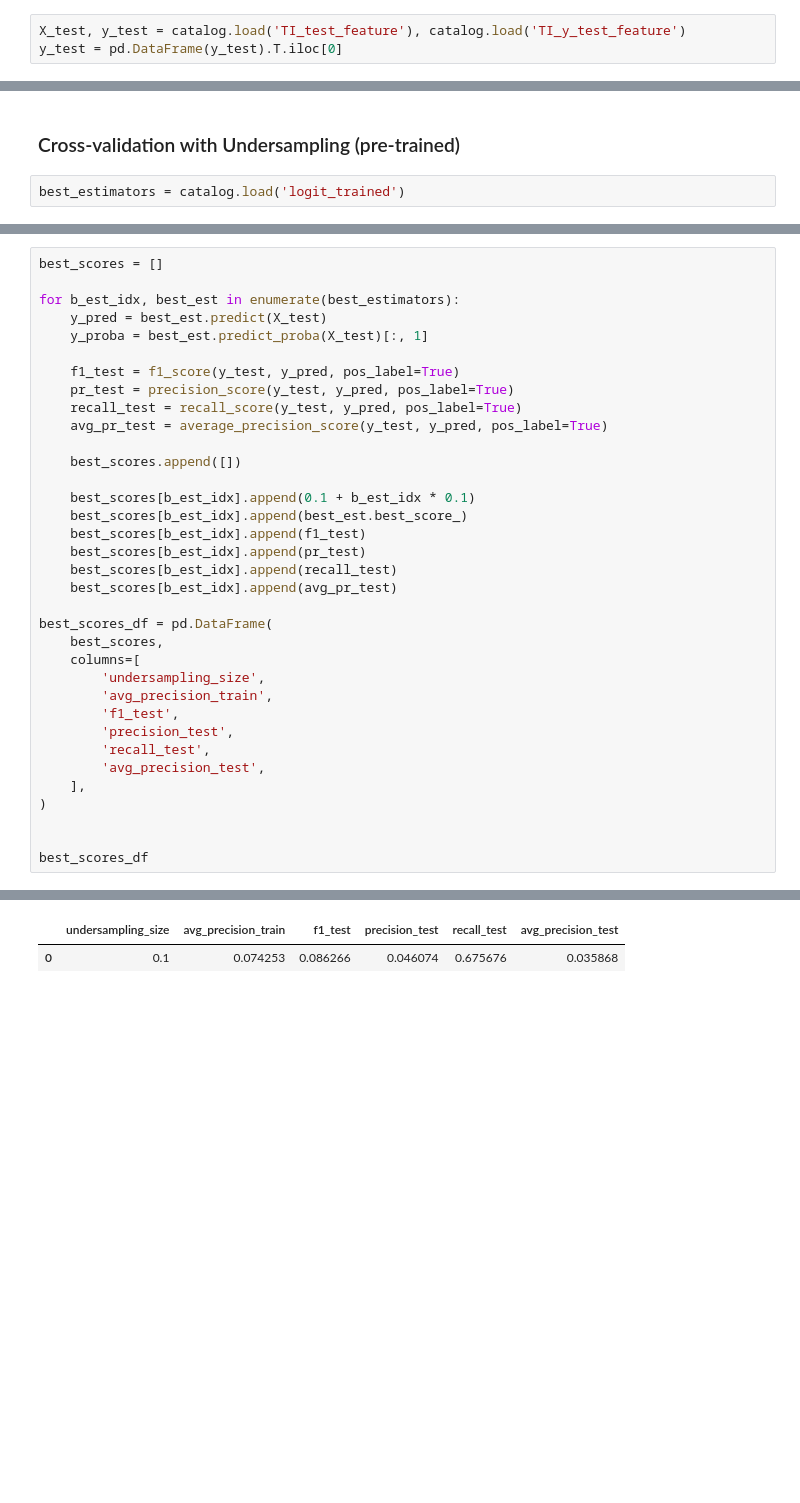
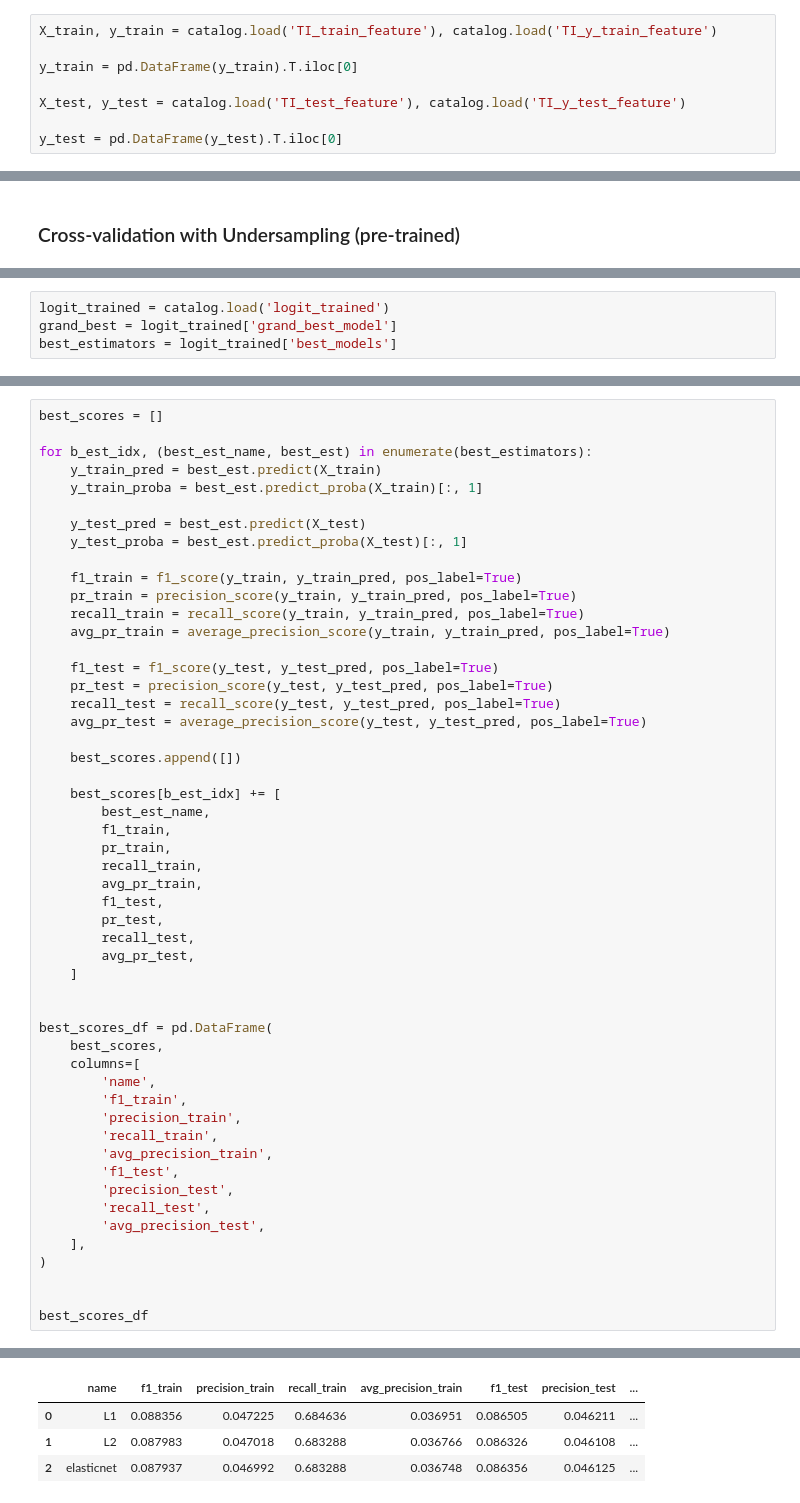
Before and after one commit to AndreiShelest/ML_travel_insurance, a Jupyter notebook: notebooks/regression.ipynb, the cells around one changed output, grey strips where cells are left out. Cells and saved outputs as stored; diff of their text form; blank space fills up the shorter version.

Commit message:
logit (perhaps, completed)

```diff
--- a/notebooks/regression.ipynb
+++ b/notebooks/regression.ipynb
@@ -45,5 +37,10 @@ random_state = catalog.load('params:model_options.random_state')
                              (MemoryDataset)...
 # %%
+X_train, y_train = catalog.load('TI_train_feature'), catalog.load('TI_y_train_feature')
+
+y_train = pd.DataFrame(y_train).T.iloc[0]
+
 X_test, y_test = catalog.load('TI_test_feature'), catalog.load('TI_y_test_feature')
+
 y_test = pd.DataFrame(y_test).T.iloc[0]
 # %% [output]
@@ -52,4 +51,2 @@ y_test = pd.DataFrame(y_test).T.iloc[0]
 # %% [markdown]
 ### Cross-validation with Undersampling (pre-trained)
-# %%
-best_estimators = catalog.load('logit_trained')
@@ -57,0 +53,4 @@ best_estimators = catalog.load('logit_trained')
+# %%
+logit_trained = catalog.load('logit_trained')
+grand_best = logit_trained['grand_best_model']
+best_estimators = logit_trained['best_models']
@@ -58,40 +59,59 @@ best_estimators = catalog.load('logit_trained')
 # %%
 best_scores = []
 
-for b_est_idx, best_est in enumerate(best_estimators):
-    y_pred = best_est.predict(X_test)
-    y_proba = best_est.predict_proba(X_test)[:, 1]
+for b_est_idx, (best_est_name, best_est) in enumerate(best_estimators):
+    y_train_pred = best_est.predict(X_train)
+    y_train_proba = best_est.predict_proba(X_train)[:, 1]
 
-    f1_test = f1_score(y_test, y_pred, pos_label=True)
-    pr_test = precision_score(y_test, y_pred, pos_label=True)
-    recall_test = recall_score(y_test, y_pred, pos_label=True)
-    avg_pr_test = average_precision_score(y_test, y_pred, pos_label=True)
+    y_test_pred = best_est.predict(X_test)
+    y_test_proba = best_est.predict_proba(X_test)[:, 1]
+
+    f1_train = f1_score(y_train, y_train_pred, pos_label=True)
+    pr_train = precision_score(y_train, y_train_pred, pos_label=True)
+    recall_train = recall_score(y_train, y_train_pred, pos_label=True)
+    avg_pr_train = average_precision_score(y_train, y_train_pred, pos_label=True)
+
+    f1_test = f1_score(y_test, y_test_pred, pos_label=True)
+    pr_test = precision_score(y_test, y_test_pred, pos_label=True)
+    recall_test = recall_score(y_test, y_test_pred, pos_label=True)
+    avg_pr_test = average_precision_score(y_test, y_test_pred, pos_label=True)
 
     best_scores.append([])
 
-    best_scores[b_est_idx].append(0.1 + b_est_idx * 0.1)
-    best_scores[b_est_idx].append(best_est.best_score_)
-    best_scores[b_est_idx].append(f1_test)
-    best_scores[b_est_idx].append(pr_test)
-    best_scores[b_est_idx].append(recall_test)
-    best_scores[b_est_idx].append(avg_pr_test)
+    best_scores[b_est_idx] += [
+        best_est_name,
+        f1_train,
+        pr_train,
+        recall_train,
+        avg_pr_train,
+        f1_test,
+        pr_test,
+        recall_test,
+        avg_pr_test,
+    ]
+
 
 best_scores_df = pd.DataFrame(
     best_scores,
     columns=[
-        'undersampling_size',
+        'name',
+        'f1_train',
+        'precision_train',
+        'recall_train',
         'avg_precision_train',
         'f1_test',
         'precision_test',
         'recall_test',
         'avg_precision_test',
     ],
 )
 
 
 best_scores_df
 # %% [output]
 [interactive output not drawn]
-|  | undersampling_size | avg_precision_train | f1_test | precision_test | recall_test | avg_precision_test |
-| 0 | 0.1 | 0.074253 | 0.086266 | 0.046074 | 0.675676 | 0.035868 |
+|  | name | f1_train | precision_train | recall_train | avg_precision_train | f1_test | precision_test | ... |
+| 0 | L1 | 0.088356 | 0.047225 | 0.684636 | 0.036951 | 0.086505 | 0.046211 | ... |
+| 1 | L2 | 0.087983 | 0.047018 | 0.683288 | 0.036766 | 0.086326 | 0.046108 | ... |
+| 2 | elasticnet | 0.087937 | 0.046992 | 0.683288 | 0.036748 | 0.086356 | 0.046125 | ... |
 # %% [markdown]
```
Also changed, not shown: parts of 9 cells of this notebook, 1 other file.
